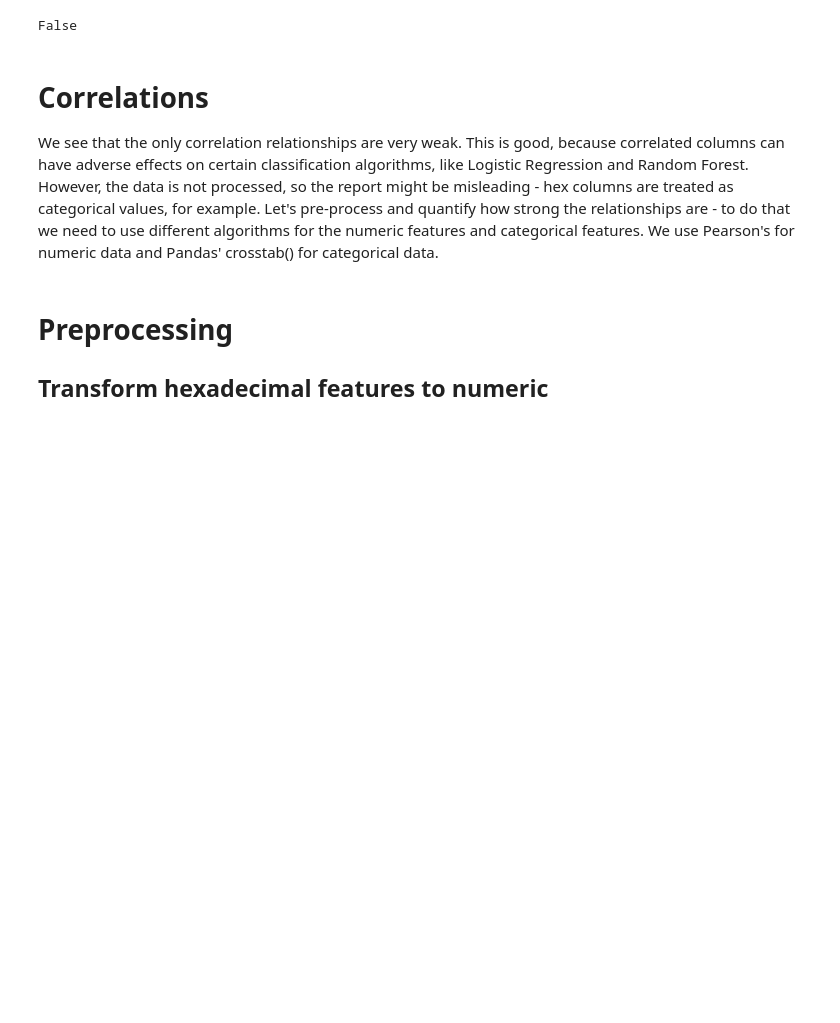
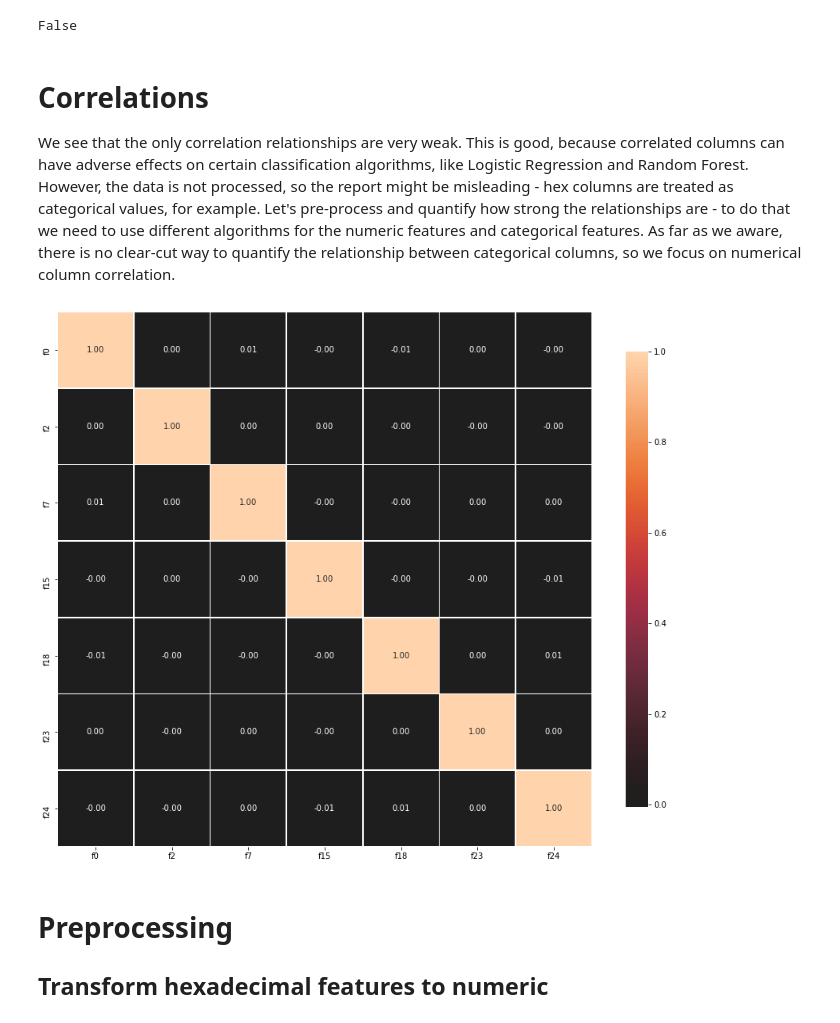
Before and after one commit to MAllport/tdt05, a Jupyter notebook: long.ipynb, the cells around one changed output. Saved outputs shown, nothing was run; the diff lists cells and outputs as text; code cells hidden in the pictures; blank space fills up the shorter version.

```diff
--- a/long.ipynb
+++ b/long.ipynb
@@ -97,4 +116,4 @@ False
 # %% [markdown]
 # Correlations
 
-We see that the only correlation relationships are very weak. This is good, because correlated columns can have adverse effects on certain classification algorithms, like Logistic Regression and Random Forest. However, the data is not processed, so the report might be misleading - hex columns are treated as categorical values, for example. Let's pre-process and quantify how strong the relationships are - to do that we need to use different algorithms for the numeric features and categorical features. We use Pearson's for numeric data and Pandas' crosstab() for categorical data.
+We see that the only correlation relationships are very weak. This is good, because correlated columns can have adverse effects on certain classification algorithms, like Logistic Regression and Random Forest. However, the data is not processed, so the report might be misleading - hex columns are treated as categorical values, for example. Let's pre-process and quantify how strong the relationships are - to do that we need to use different algorithms for the numeric features and categorical features. As far as we aware, there is no clear-cut way to quantify the relationship between categorical columns, so we focus on numerical column correlation.
@@ -146,3 +120,46 @@ def analyze_corr(features, labels):
+# %%
+import seaborn as sns
+from sklearn.preprocessing import MinMaxScaler, LabelEncoder
+from sklearn.impute import SimpleImputer
+from itertools import combinations
+from scipy.stats import chi2_contingency, pearsonr
+
+def conv_hex(x):
+    try:
+        return int(x, 16)
+    except ValueError:
+        return np.nan
+    except TypeError:
+        return np.nan
+
+def analyze_corr(features, labels):
+    # Need to impute, pearson doesn't take nan values
+    median_impute = SimpleImputer(strategy='median')
+
+    for i in range(25):
+        feature = "f" + str(i)
+        if feature in hexadecimal_features:
+            features[feature] = features[feature].apply(lambda x: conv_hex(x))
+            features[feature] = median_impute.fit_transform(np.array(features[feature]).reshape(-1,1))
+
+        if feature in (numeric_features):
+            features[feature] = median_impute.fit_transform(np.array(features[feature]).reshape(-1,1))
+
+
+    min_max_scaler = MinMaxScaler()
+
+    df_num = features[features.columns & (numeric_features + hexadecimal_features)]
+    df_num = pd.DataFrame(min_max_scaler.fit_transform(df_num), columns=df_num.columns, index=df_num.index)
+
+    correlations = df_num.corr(method="pearson")
+
+    fig, ax = plt.subplots(figsize=(15,15))
+    heatmap = sns.heatmap(correlations, vmax=1.0, center=0, fmt='.2f',
+            square=True, linewidths=.5, annot=True, cbar_kws={"shrink": .70})
+
+analyze_corr(features.copy(), labels)
+# %% [output]
+[figure, added]
 # %% [markdown]
 # Preprocessing
 ## Transform hexadecimal features to numeric
```
Also changed, not shown: parts of 40 cells of this notebook, 1 other file.
